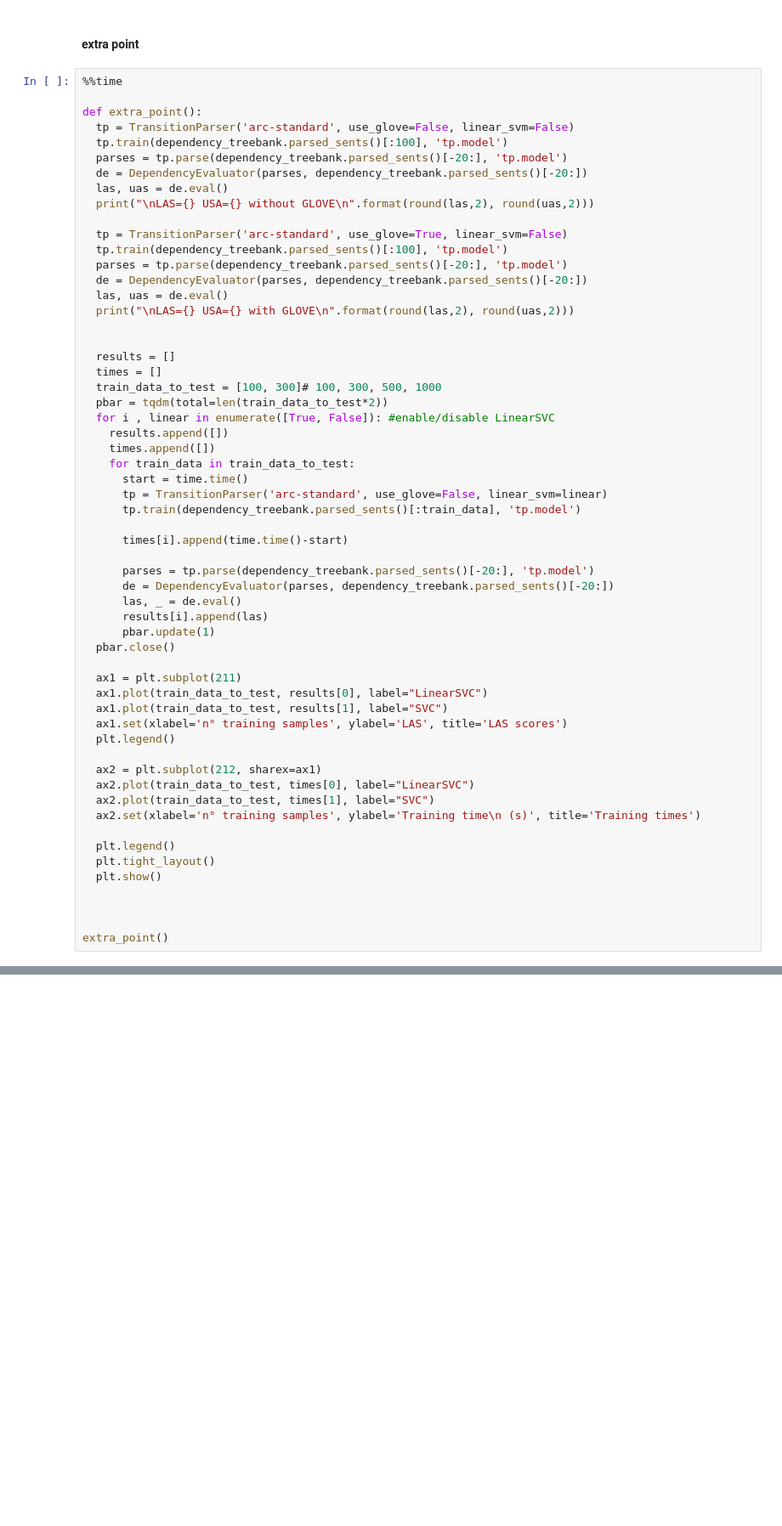
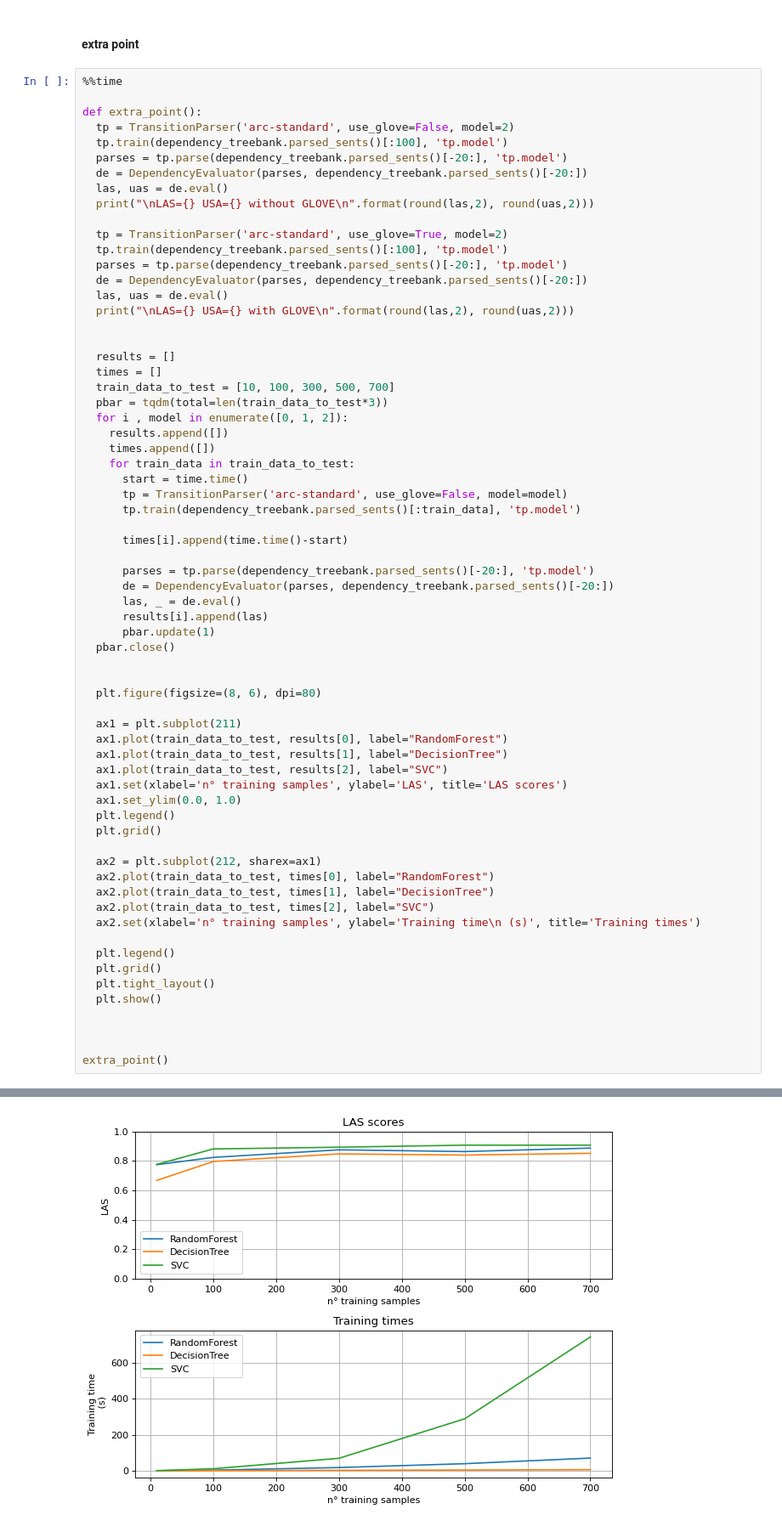
Before and after one commit to steveazzolin/NLU-first-assignment, a Jupyter notebook: code/NLU_first_assignment.ipynb, the cells around one changed output, grey strips where cells are left out. Shown: that part at 85% size. Saved outputs shown, nothing was run; the diff lists cells and outputs as text; blank space fills up the shorter version.

```diff
--- a/code/NLU_first_assignment.ipynb
+++ b/code/NLU_first_assignment.ipynb
@@ -195,14 +227,14 @@ es5(example)
 %%time
 
 def extra_point():
-  tp = TransitionParser('arc-standard', use_glove=False, linear_svm=False)
+  tp = TransitionParser('arc-standard', use_glove=False, model=2)
   tp.train(dependency_treebank.parsed_sents()[:100], 'tp.model')
   parses = tp.parse(dependency_treebank.parsed_sents()[-20:], 'tp.model')
   de = DependencyEvaluator(parses, dependency_treebank.parsed_sents()[-20:])
   las, uas = de.eval()
   print("\nLAS={} USA={} without GLOVE\n".format(round(las,2), round(uas,2)))
 
-  tp = TransitionParser('arc-standard', use_glove=True, linear_svm=False)
+  tp = TransitionParser('arc-standard', use_glove=True, model=2)
   tp.train(dependency_treebank.parsed_sents()[:100], 'tp.model')
   parses = tp.parse(dependency_treebank.parsed_sents()[-20:], 'tp.model')
   de = DependencyEvaluator(parses, dependency_treebank.parsed_sents()[-20:])
@@ -212,14 +244,14 @@ def extra_point():
 
   results = []
   times = []
-  train_data_to_test = [100, 300]# 100, 300, 500, 1000
-  pbar = tqdm(total=len(train_data_to_test*2))
-  for i , linear in enumerate([True, False]): #enable/disable LinearSVC
+  train_data_to_test = [10, 100, 300, 500, 700]
+  pbar = tqdm(total=len(train_data_to_test*3))
+  for i , model in enumerate([0, 1, 2]):
     results.append([])
     times.append([])
     for train_data in train_data_to_test:
       start = time.time()
-      tp = TransitionParser('arc-standard', use_glove=False, linear_svm=linear)
+      tp = TransitionParser('arc-standard', use_glove=False, model=model)
       tp.train(dependency_treebank.parsed_sents()[:train_data], 'tp.model')
 
       times[i].append(time.time()-start)
@@ -231,18 +263,26 @@ def extra_point():
       pbar.update(1)
   pbar.close()
 
+
+  plt.figure(figsize=(8, 6), dpi=80)
+
   ax1 = plt.subplot(211)
-  ax1.plot(train_data_to_test, results[0], label="LinearSVC")
-  ax1.plot(train_data_to_test, results[1], label="SVC")
+  ax1.plot(train_data_to_test, results[0], label="RandomForest")
+  ax1.plot(train_data_to_test, results[1], label="DecisionTree")
+  ax1.plot(train_data_to_test, results[2], label="SVC")
   ax1.set(xlabel='n° training samples', ylabel='LAS', title='LAS scores')
+  ax1.set_ylim(0.0, 1.0)
   plt.legend()
+  plt.grid()
 
   ax2 = plt.subplot(212, sharex=ax1)
-  ax2.plot(train_data_to_test, times[0], label="LinearSVC")
-  ax2.plot(train_data_to_test, times[1], label="SVC")
+  ax2.plot(train_data_to_test, times[0], label="RandomForest")
+  ax2.plot(train_data_to_test, times[1], label="DecisionTree")
+  ax2.plot(train_data_to_test, times[2], label="SVC")
   ax2.set(xlabel='n° training samples', ylabel='Training time\n (s)', title='Training times')
 
   plt.legend()
+  plt.grid()
   plt.tight_layout()
   plt.show()
 
@@ -265,0 +298 @@ LAS=0.09 USA=0.09 with GLOVE
+[figure, added]
```
Also changed, not shown: parts of 12 cells of this notebook.
